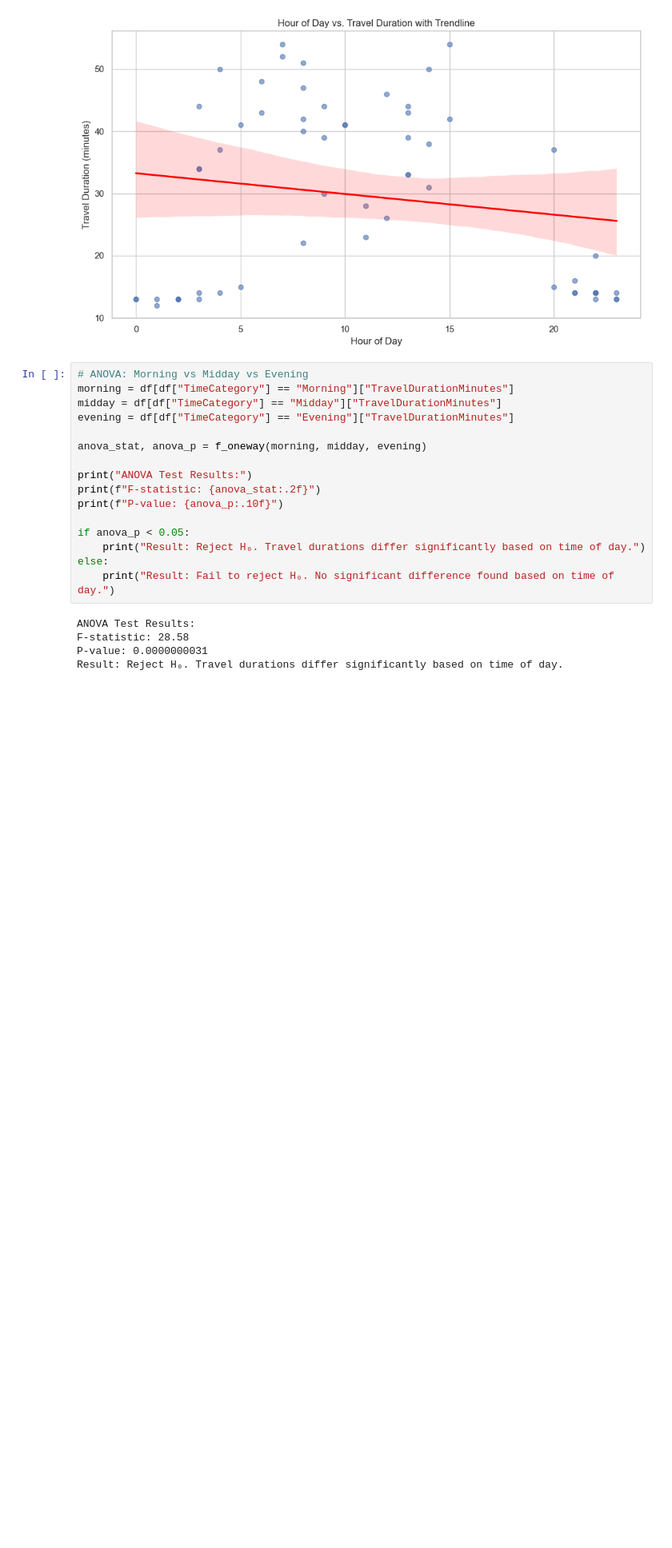
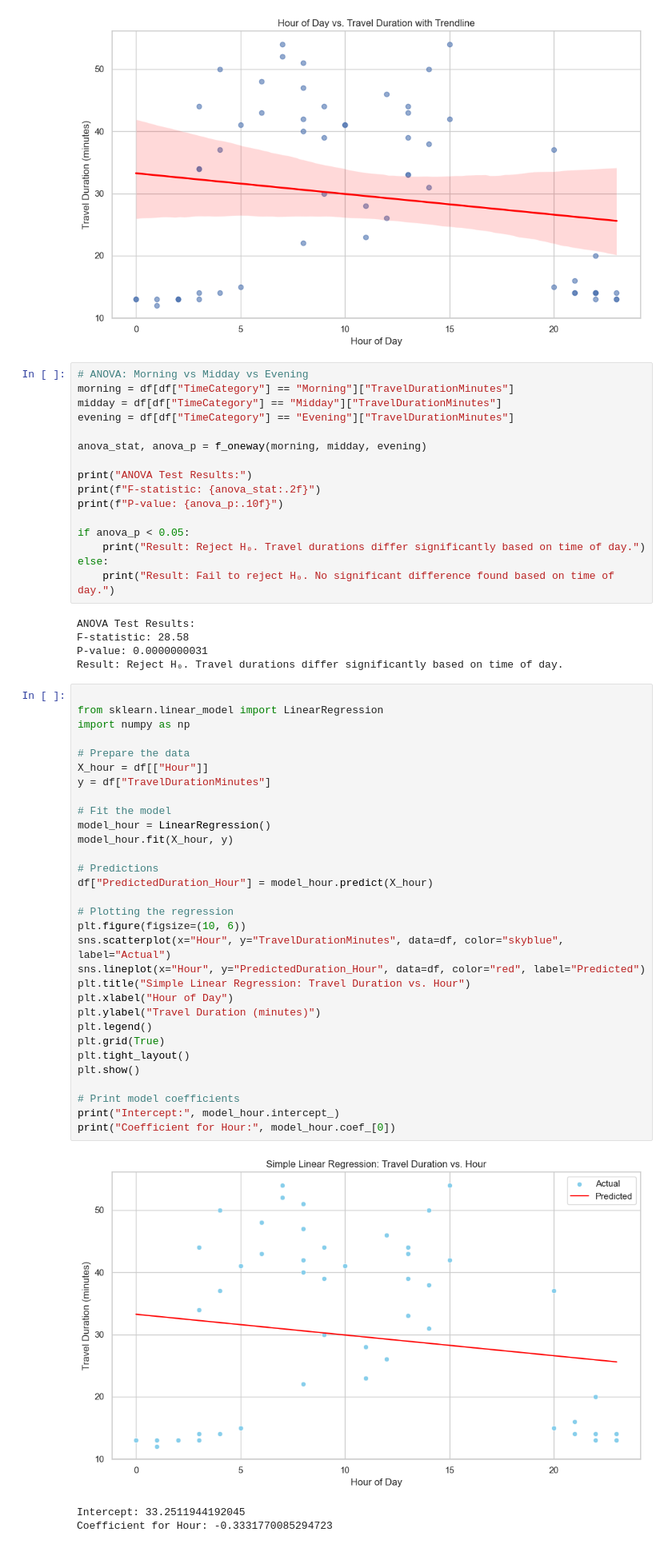
Before and after one commit to Sinemtugcu/Trafic-time-analysis, a Jupyter notebook: Traffic_Time_Analysisfinal.ipynb, the cells around one changed output. Shown: that part at 80% size. Cells and saved outputs as stored; diff of their text form; blank space fills up the shorter version.

```diff
--- a/Traffic_Time_Analysisfinal.ipynb
+++ b/Traffic_Time_Analysisfinal.ipynb
@@ -122,3 +122,38 @@ ANOVA Test Results:
 F-statistic: 28.58
 P-value: 0.0000000031
 Result: Reject H₀. Travel durations differ significantly based on time of day.
+# %%
+
+from sklearn.linear_model import LinearRegression
+import numpy as np
+
+# Prepare the data
+X_hour = df[["Hour"]]
+y = df["TravelDurationMinutes"]
+
+# Fit the model
+model_hour = LinearRegression()
+model_hour.fit(X_hour, y)
+
+# Predictions
+df["PredictedDuration_Hour"] = model_hour.predict(X_hour)
+
+# Plotting the regression
+plt.figure(figsize=(10, 6))
+sns.scatterplot(x="Hour", y="TravelDurationMinutes", data=df, color="skyblue", label="Actual")
+sns.lineplot(x="Hour", y="PredictedDuration_Hour", data=df, color="red", label="Predicted")
+plt.title("Simple Linear Regression: Travel Duration vs. Hour")
+plt.xlabel("Hour of Day")
+plt.ylabel("Travel Duration (minutes)")
+plt.legend()
+plt.grid(True)
+plt.tight_layout()
+plt.show()
+
+# Print model coefficients
+print("Intercept:", model_hour.intercept_)
+print("Coefficient for Hour:", model_hour.coef_[0])
+# %% [output]
+[figure, added]
+Intercept: 33.2511944192045
+Coefficient for Hour: -0.3331770085294723
```
Also changed, not shown: parts of 4 cells of this notebook.
